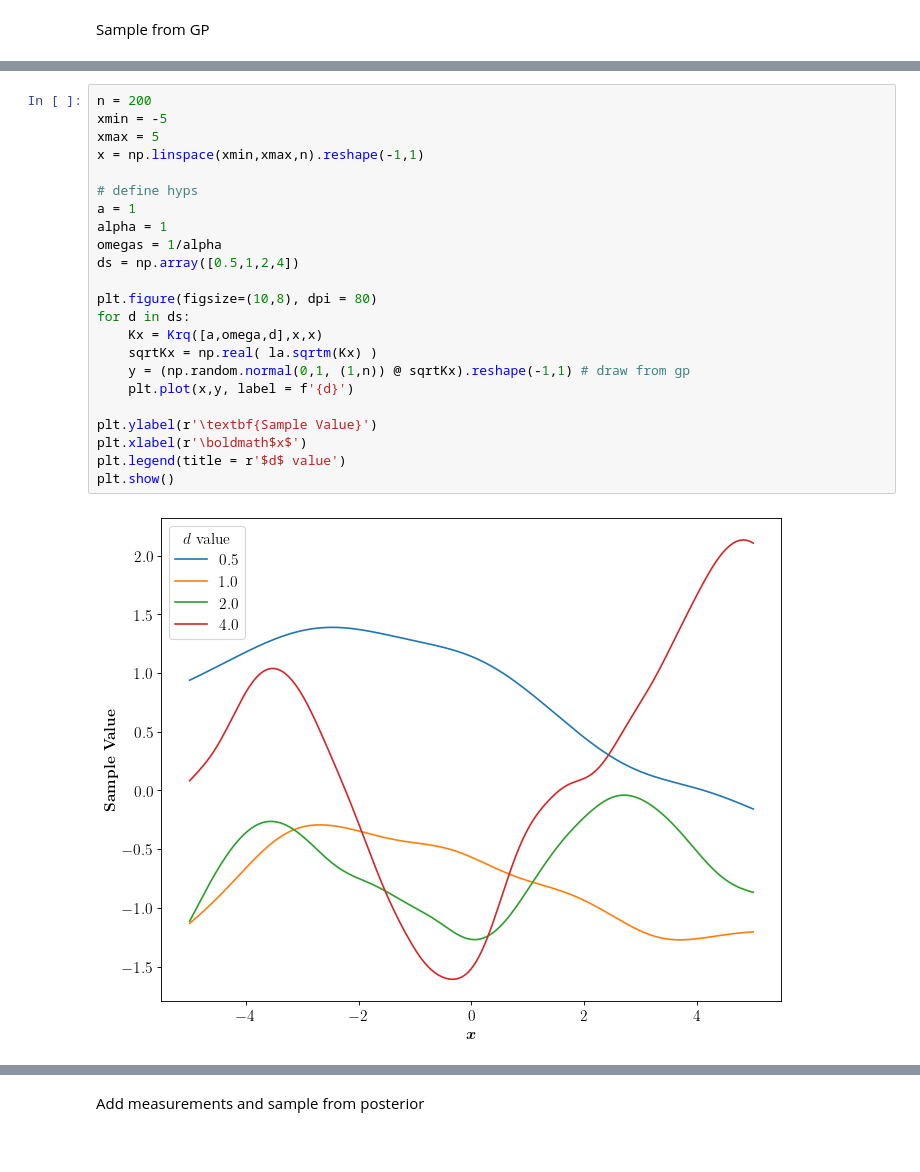
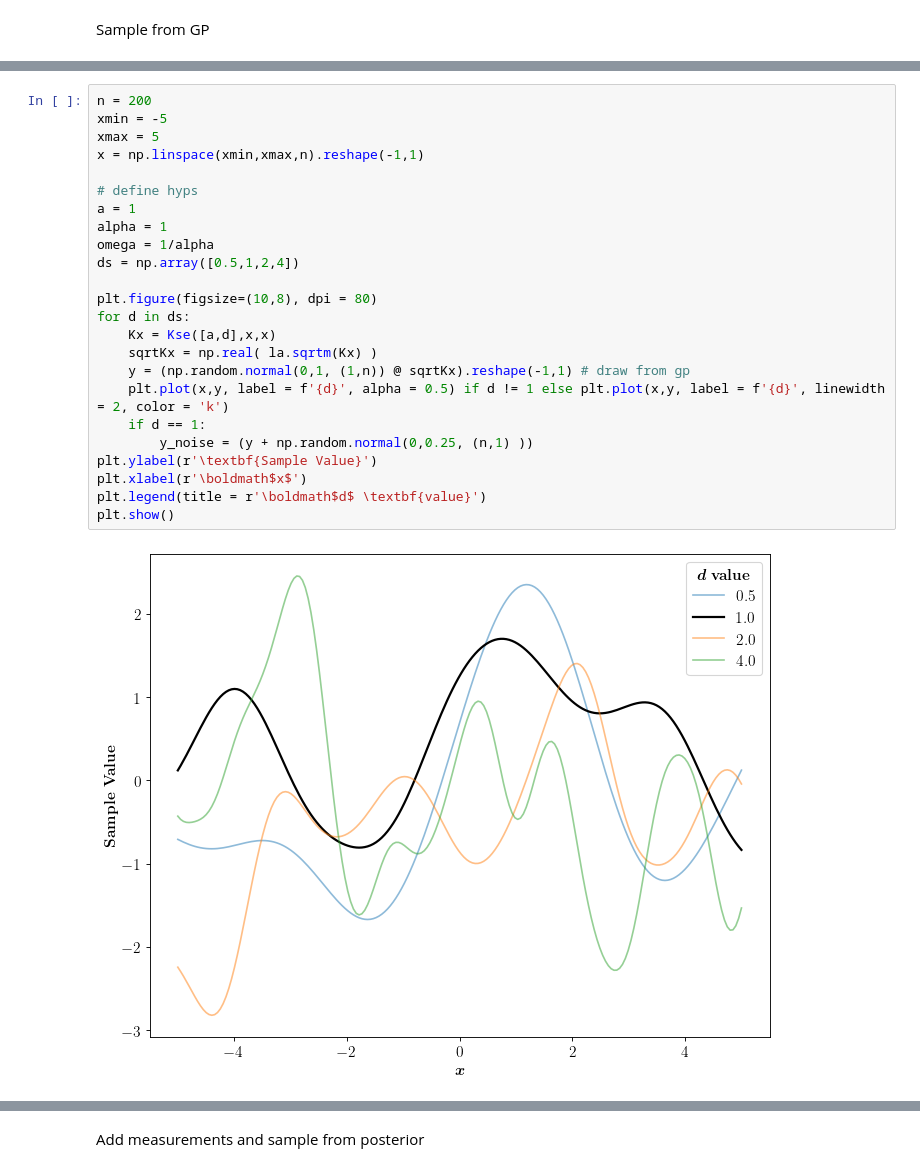
Before and after one commit to sooogzzz/GPnotebook, a Jupyter notebook: refractored_code.ipynb, the cells around one changed output, grey strips where cells are left out. Cells and saved outputs as stored; diff of their text form.

```diff
--- a/refractored_code.ipynb
+++ b/refractored_code.ipynb
@@ -489,28 +547,29 @@ plt.show()
 # %%
 n = 200
 xmin = -5
 xmax = 5
 x = np.linspace(xmin,xmax,n).reshape(-1,1)
 
 # define hyps
 a = 1
 alpha = 1
-omegas = 1/alpha
+omega = 1/alpha
 ds = np.array([0.5,1,2,4])
 
 plt.figure(figsize=(10,8), dpi = 80)
 for d in ds:
-    Kx = Krq([a,omega,d],x,x)
+    Kx = Kse([a,d],x,x)
     sqrtKx = np.real( la.sqrtm(Kx) )
     y = (np.random.normal(0,1, (1,n)) @ sqrtKx).reshape(-1,1) # draw from gp
-    plt.plot(x,y, label = f'{d}')
-
+    plt.plot(x,y, label = f'{d}', alpha = 0.5) if d != 1 else plt.plot(x,y, label = f'{d}', linewidth = 2, color = 'k')
+    if d == 1:
+        y_noise = (y + np.random.normal(0,0.25, (n,1) ))
 plt.ylabel(r'\textbf{Sample Value}')
 plt.xlabel(r'\boldmath$x$')
-plt.legend(title = r'$d$ value')
+plt.legend(title = r'\boldmath$d$ \textbf{value}')
 plt.show()
 # %% [output]
-[figure, old version]
+[figure, new version]
 # %%
 sig = 0.05
 plt.figure(figsize=(10,8), dpi = 80)
```
Also changed, not shown: parts of 11 cells of this notebook.
